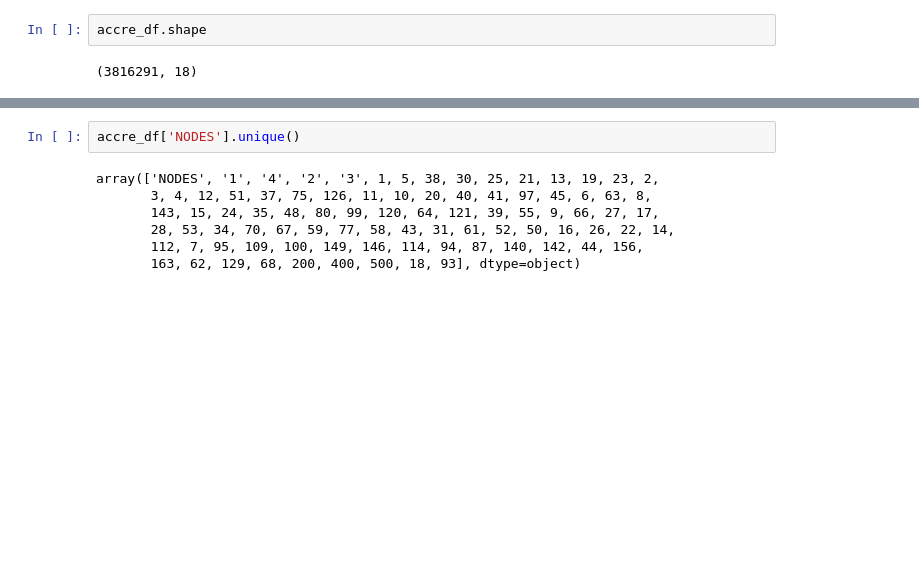
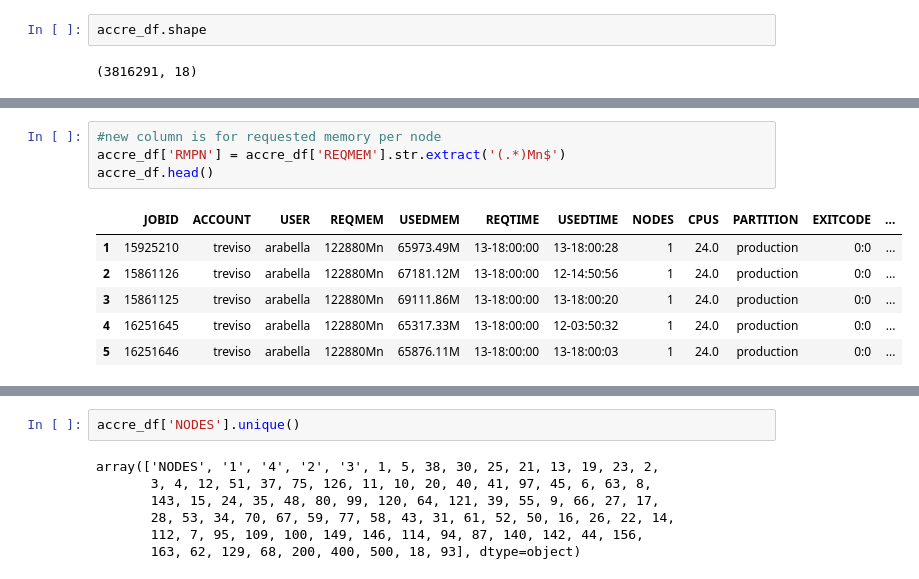
Before and after one commit to nss-data-science-cohort-4/dq2-accre-mst, a Jupyter notebook: accre_analysis.ipynb, the cells around one changed output, grey strips where cells are left out. Cells and saved outputs as stored; diff of their text form; blank space fills up the shorter version.

```diff
--- a/accre_analysis.ipynb
+++ b/accre_analysis.ipynb
@@ -35,0 +91,11 @@ accre_df.head()
+# %%
+#new column is for requested memory per node
+accre_df['RMPN'] = accre_df['REQMEM'].str.extract('(.*)Mn$')
+accre_df.head()
+# %% [output]
+|  | JOBID | ACCOUNT | USER | REQMEM | USEDMEM | REQTIME | USEDTIME | NODES | CPUS | PARTITION | EXITCODE | ... |
+| 1 | 15925210 | treviso | arabella | 122880Mn | 65973.49M | 13-18:00:00 | 13-18:00:28 | 1 | 24.0 | production | 0:0 | ... |
+| 2 | 15861126 | treviso | arabella | 122880Mn | 67181.12M | 13-18:00:00 | 12-14:50:56 | 1 | 24.0 | production | 0:0 | ... |
+| 3 | 15861125 | treviso | arabella | 122880Mn | 69111.86M | 13-18:00:00 | 13-18:00:20 | 1 | 24.0 | production | 0:0 | ... |
+| 4 | 16251645 | treviso | arabella | 122880Mn | 65317.33M | 13-18:00:00 | 12-03:50:32 | 1 | 24.0 | production | 0:0 | ... |
+| 5 | 16251646 | treviso | arabella | 122880Mn | 65876.11M | 13-18:00:00 | 13-18:00:03 | 1 | 24.0 | production | 0:0 | ... |
```
Also changed, not shown: parts of 13 cells of this notebook.
